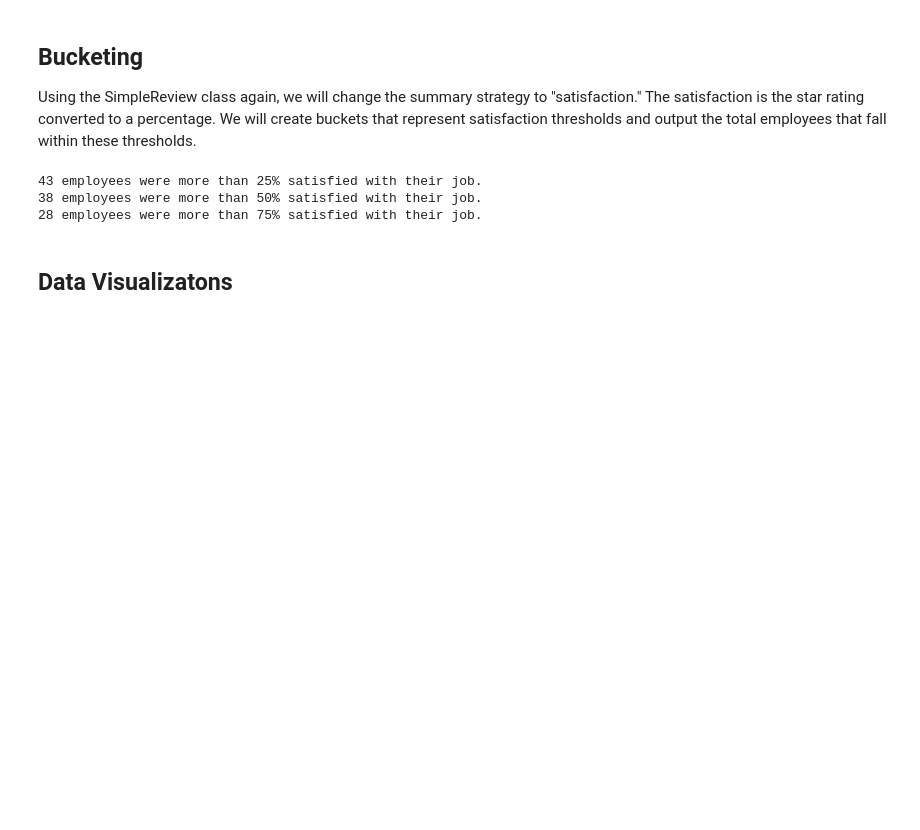
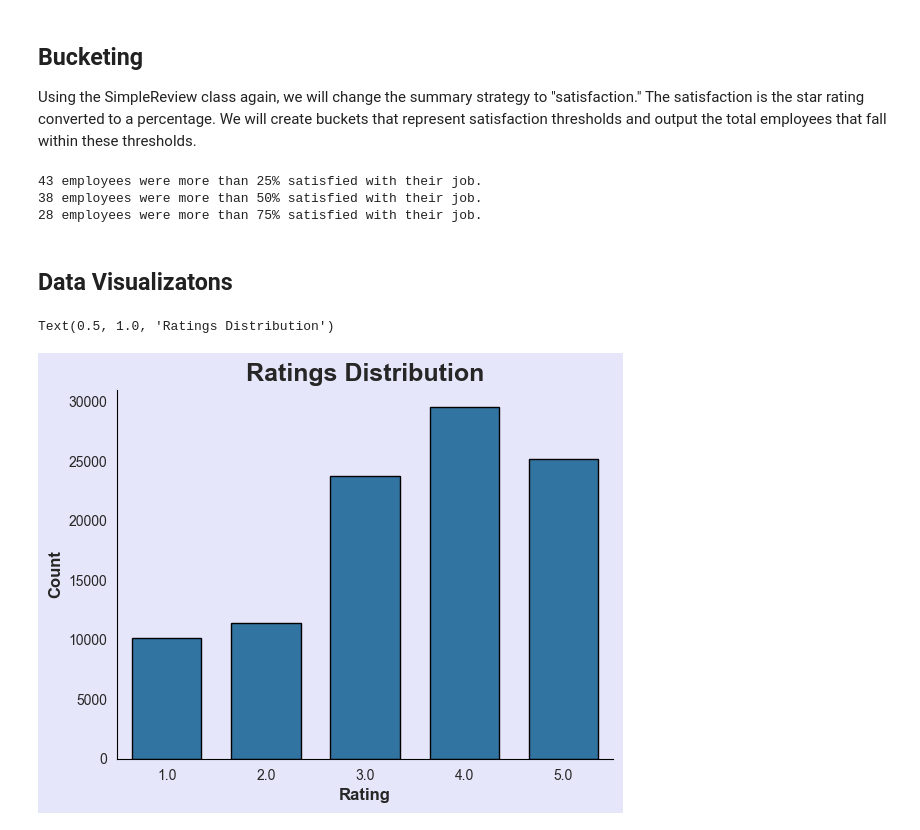
Before and after one commit to destinyloua/glassdoor_review_analyzer, a Jupyter notebook: src/review_analysis.ipynb, the cells around one changed output. Saved outputs shown, nothing was run; the diff lists cells and outputs as text; code cells hidden in the pictures; blank space fills up the shorter version.

```diff
--- a/src/review_analysis.ipynb
+++ b/src/review_analysis.ipynb
@@ -79,3 +79,33 @@ for x in s_buckets:
 28 employees were more than 75% satisfied with their job.
 # %% [markdown]
 ## Data Visualizatons
+# %%
+# import functionx
+from simple_review import happiness, satisfaction
+
+# set chart style
+sns.set_style("dark", rc={"axes.facecolor": "lavender", "figure.facecolor": "lavender",'axes.edgecolor': 'lavender','axes.spines': 'black'})
+# %%
+# Creating vizualizations with first 100,000 rows
+df2 = pd.read_csv(filename, usecols=simple_bucket, nrows=100000)
+df3 = pd.read_csv(filename, nrows=100000)
+
+# Count ratings distribution
+df2['rating_count'] = df2.groupby('rating')['rating'].transform('count')
+
+# Create hapiness column
+df2['happiness'] = df2['rating'].apply(happiness)
+
+# Count happiness distribution
+df2['happiness_count'] = df2.groupby('happiness')['happiness'].transform('count')
+# %%
+# Plot ratings distribution chart
+viz = sns.barplot(data=df2, x='rating', y='rating_count', edgecolor='black', width=0.7)
+viz.set_xlabel('Rating', fontsize=12, fontweight='bold')
+viz.set_ylabel('Count', fontsize=12, fontweight='bold')
+viz.spines['bottom'].set_color('black')
+viz.spines['left'].set_color('black')
+viz.set_title('Ratings Distribution', fontsize=18, fontweight='bold')
+# %% [output]
+Text(0.5, 1.0, 'Ratings Distribution')
+[figure, added]
```
Also changed, not shown: parts of 3 cells of this notebook.
